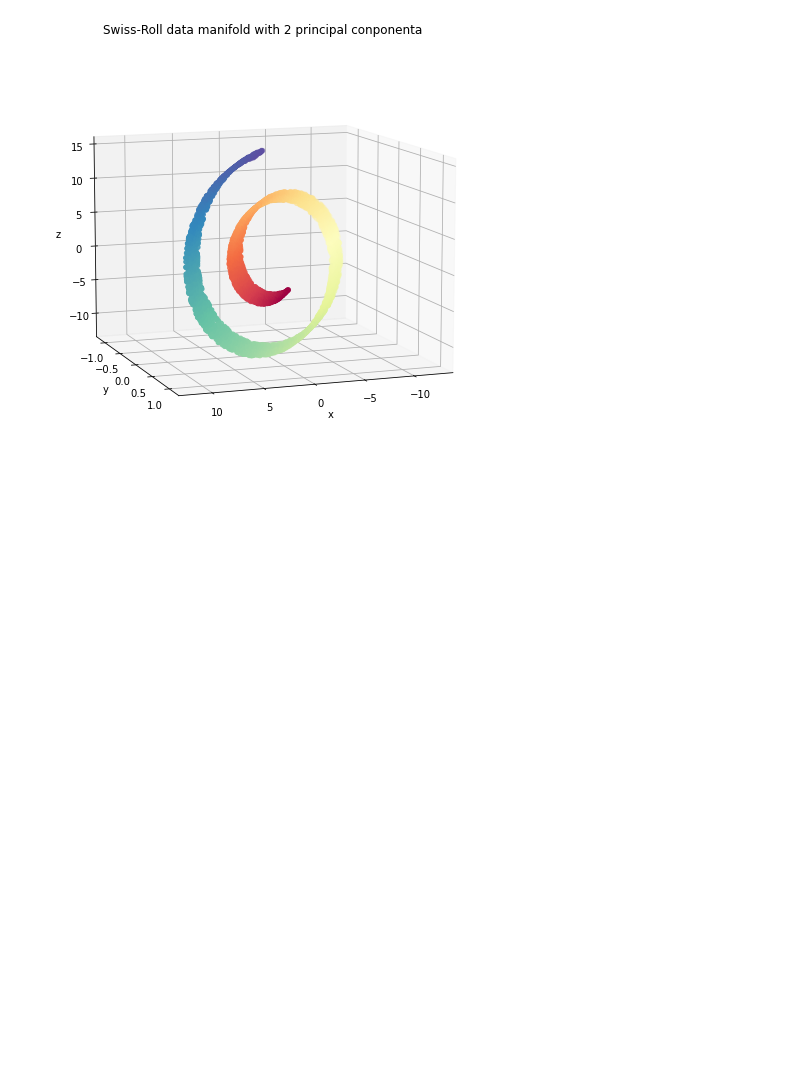
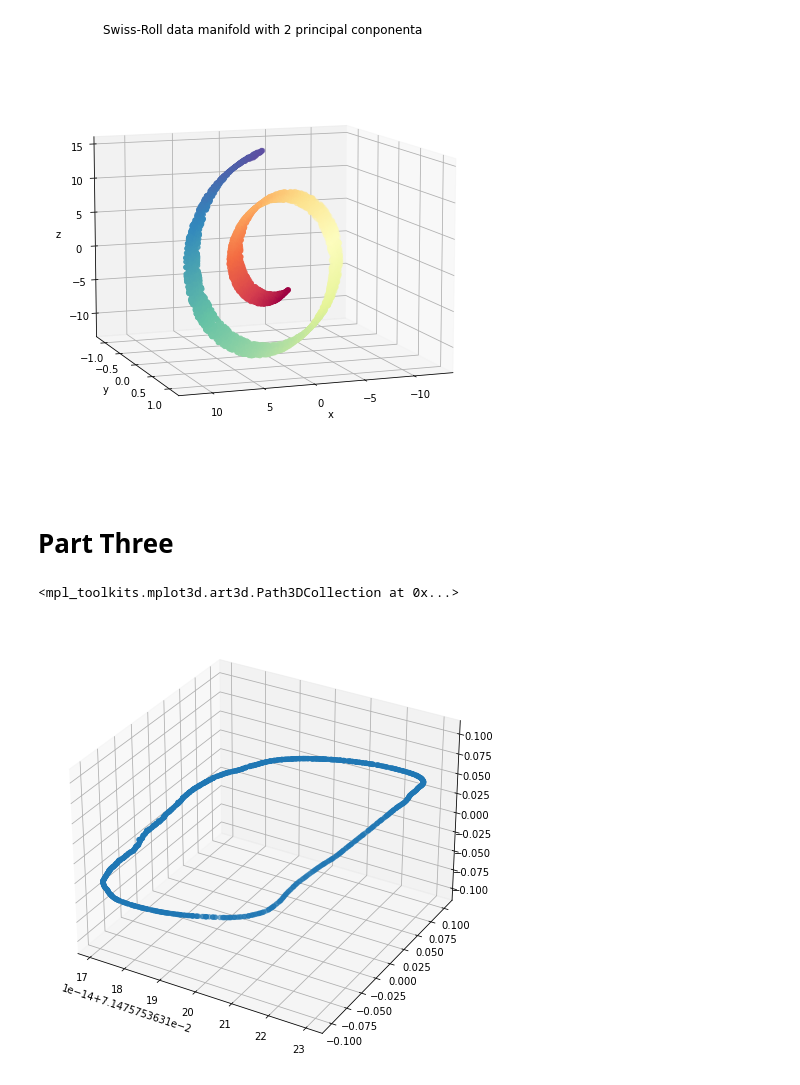
Before and after one commit to ge96rox/MLCMS04, a Jupyter notebook: task2.ipynb, the cells around one changed output. Cells and saved outputs as stored; diff of their text form; code cells hidden in the pictures; blank space fills up the shorter version.

```diff
--- a/task2.ipynb
+++ b/task2.ipynb
@@ -63,3 +66,18 @@ fig2 = plot_swiss_roll(x_pca2, t, "with 2 principal conponenta")
 # %% [output]
 [figure]
 [figure]
+# %% [markdown]
+# Part Three
+# %%
+df = pd.read_csv('datasets/data_DMAP_PCA_vadere.txt',delim_whitespace=True)
+peds_dataset = np.array(df,dtype=float)
+# %%
+nr_component = 2
+lambda_pc, phi_pc, _ = diffusion_map(peds_dataset, nr_component)
+# %%
+fig = plt.figure(figsize=(8, 8))
+ax = fig.add_subplot(111, projection='3d')
+ax.scatter(phi_pc[:, -1], phi_pc[:, -2], phi_pc[:, -3])
+# %% [output]
+<mpl_toolkits.mplot3d.art3d.Path3DCollection at 0x...>
+[figure, added]
```
Also changed, not shown: parts of 2 cells of this notebook.
